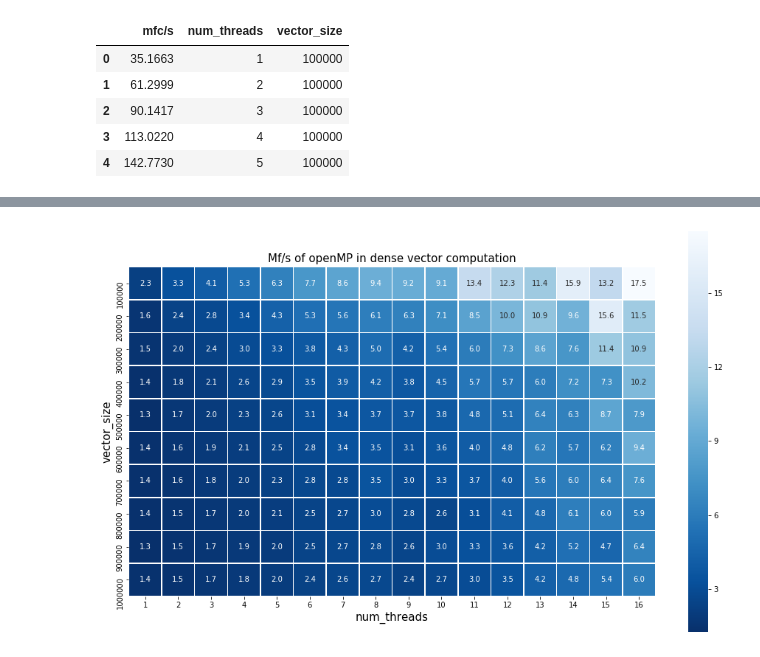
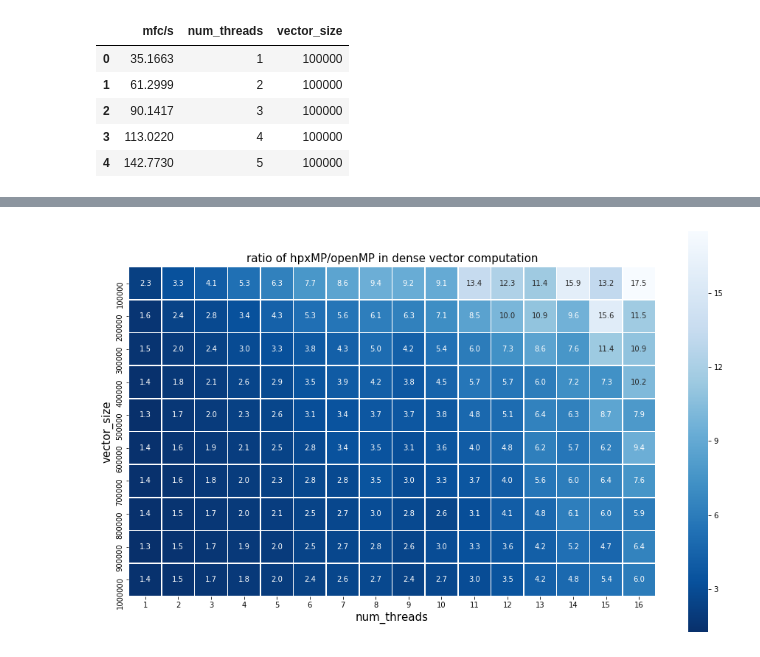
Before and after one commit to tianyi93/hpxMP_performance, a Jupyter notebook: tiny_bench/scripts/plot.ipynb, the cells around one changed output, grey strips where cells are left out. Cells and saved outputs as stored; diff of their text form; code cells hidden in the pictures.

Commit message:
updating plot python file

```diff
--- a/tiny_bench/scripts/plot.ipynb
+++ b/tiny_bench/scripts/plot.ipynb
@@ -78,3 +78,12 @@ openmp_1_2.pivot('vector_size','num_threads','mfc/s')
 | 800000 | 31.11572 | 52.38954 | 69.55362 | 84.51016 | 93.99581 | 100.09952 | 105.55840 | 109.33660 | 107.44160 | 109.86890 | 108.011130 | ... |
 | 900000 | 31.89648 | 54.16934 | 72.83258 | 87.52807 | 98.38451 | 104.28060 | 109.60890 | 115.94050 | 115.10982 | 115.28326 | 116.065510 | ... |
 | 1000000 | 32.56865 | 55.66274 | 74.64512 | 90.44559 | 101.78301 | 111.10300 | 117.41010 | 123.06800 | 124.65720 | 128.93120 | 131.041500 | ... |
+# %%
+num_thr=int(input("how many distinct thread do you have?"))
+num_vsz=int(input("how many vector size group do you have?"))
+plt.figure(figsize=(num_thr,num_vsz))
+pivot_table_hpxmp = hpxmp_1_2.pivot('vector_size','num_threads','mfc/s')
+plt.xlabel('num_threads', size = 15)
+plt.ylabel('vector_size',size = 15)
+plt.title('Mf/s of hpxMP in dense vector computation',size = 15)
+sns_plot_hpxmp = sns.heatmap(pivot_table_hpxmp,annot=True, fmt=".1f",linewidths=.5, square=True,cmap='Blues_r')
@@ -119,13 +123,13 @@ pivot_table_diff.head(16)
 | 900000 | 1.261570 | 1.501298 | 1.677457 | 1.876436 | 1.979966 | 2.474693 | 2.670813 | 2.833857 | 2.554607 | 2.994979 | 3.312253 | ... |
 | 1000000 | 1.408577 | 1.453391 | 1.658240 | 1.847055 | 2.027378 | 2.355323 | 2.642990 | 2.735965 | 2.394420 | 2.703747 | 3.019832 | ... |
 # %%
-plt.figure(figsize=(16,10))
+plt.figure(figsize=(num_thr,num_vsz))
 plt.xlabel('num_threads', size = 15)
 plt.ylabel('vector_size',size = 15)
-plt.title('Mf/s of openMP in dense vector computation',size = 15)
+plt.title('ratio of hpxMP/openMP in dense vector computation',size = 15)
 sns_plot_diff = sns.heatmap(pivot_table_diff,annot=True, fmt=".1f",linewidths=.5, square=True,cmap='Blues_r')
 # %% [output]
-[figure, old version]
+[figure, new version]
 # %%
 figure_diff = sns_plot_diff.get_figure()
 figure_diff.savefig(folder+"/hpxmp_openmp_diff")
```
Also changed, not shown: parts of 3 cells of this notebook, 1 other file.
